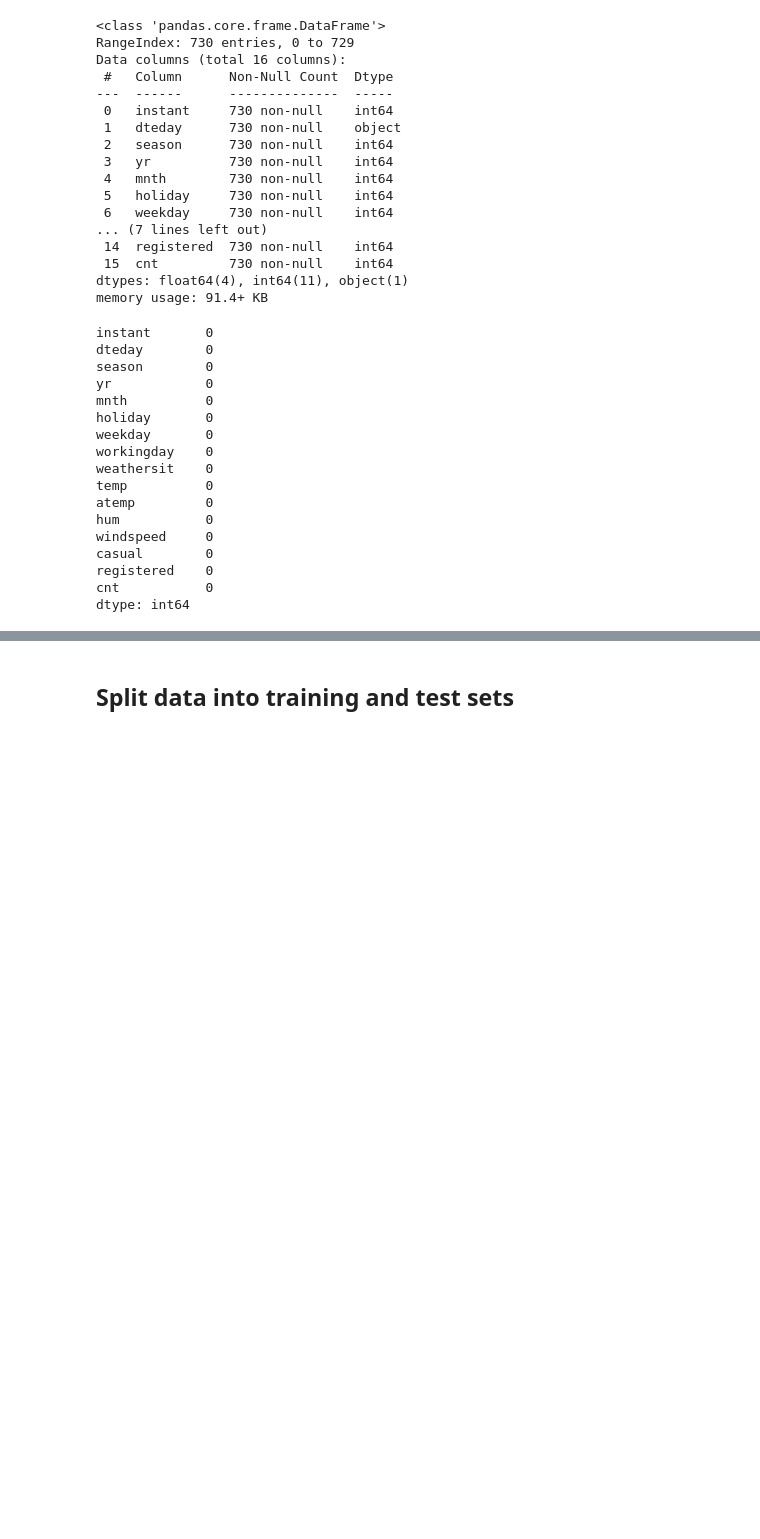
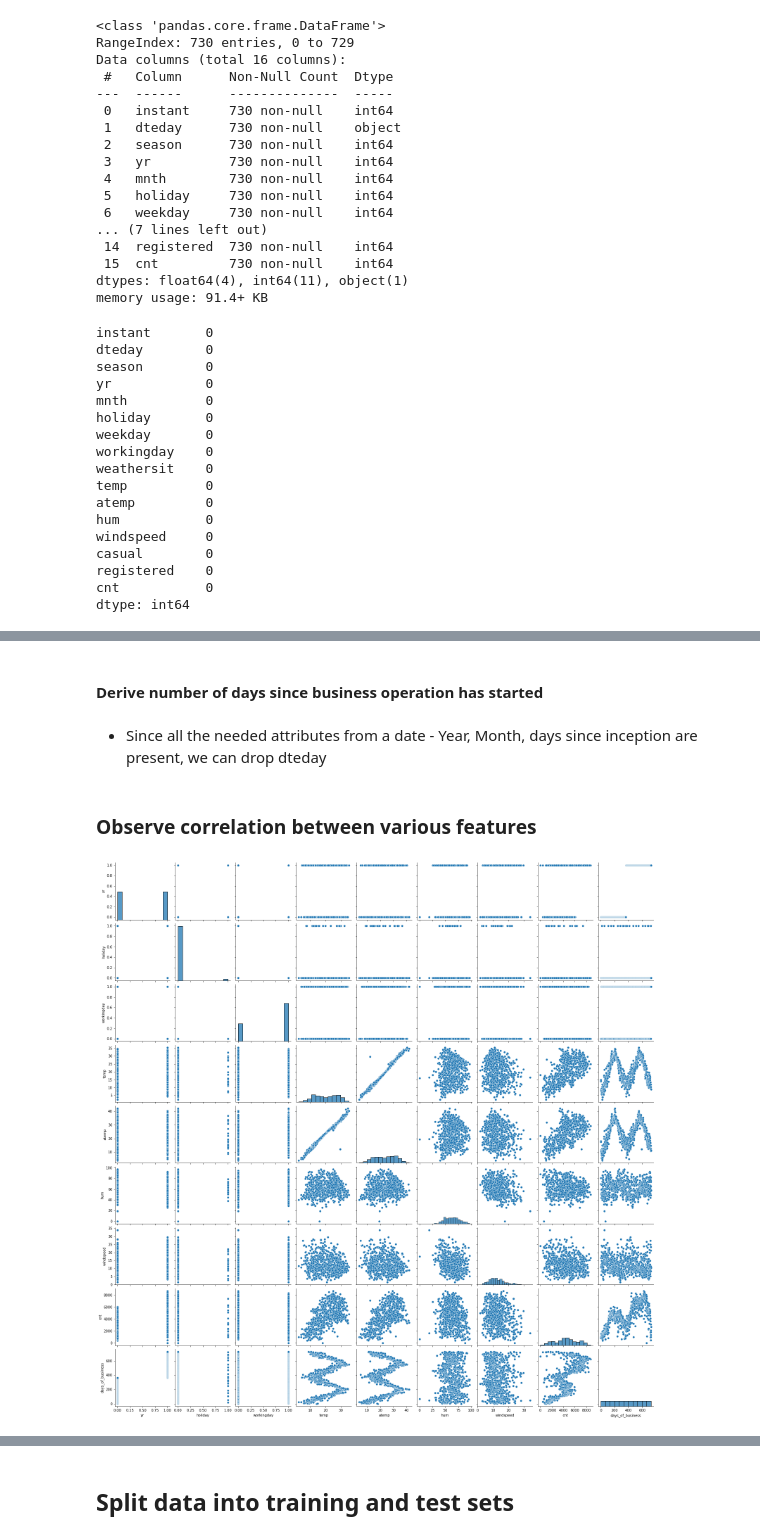
Before and after one commit to SujithRepo/BikeSharingMultiRegCS, a Jupyter notebook: SujithKumarLinearRegCaseStudy.ipynb, the cells around one changed output, grey strips where cells are left out. Saved outputs shown, nothing was run; the diff lists cells and outputs as text; code cells hidden in the pictures; blank space fills up the shorter version.

```diff
--- a/SujithKumarLinearRegCaseStudy.ipynb
+++ b/SujithKumarLinearRegCaseStudy.ipynb
@@ -129,0 +162,2 @@ bike_df['mnth'] =bike_df['dteday'].dt.strftime('%b')
+# %% [markdown]
+#### Derive number of days since business operation has started
@@ -129,0 +169,2 @@ bike_df['mnth'] =bike_df['dteday'].dt.strftime('%b')
+# %% [markdown]
+- Since all the needed attributes from a date - Year, Month, days since inception are present, we can drop dteday
@@ -129,0 +174,10 @@ bike_df['mnth'] =bike_df['dteday'].dt.strftime('%b')
+# %% [markdown]
+### Observe correlation between various features
+# %%
+# Scatterplot against multiple features to check if linear regression model can be applied
+import matplotlib.pyplot as plt
+import seaborn as sns
+sns.pairplot(bike_df)
+plt.show()
+# %% [output]
+[figure, added]
```
Also changed, not shown: parts of 124 cells of this notebook, 2 other files.
